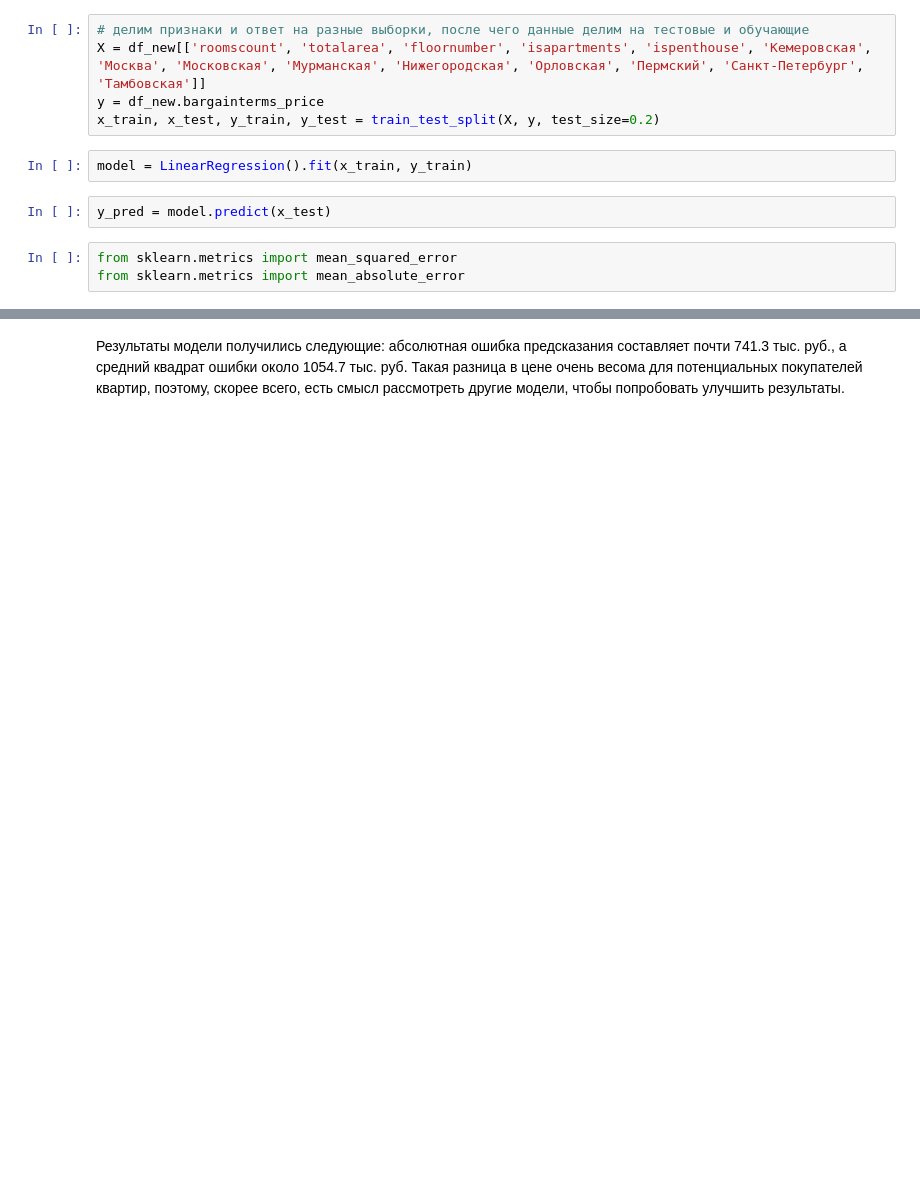
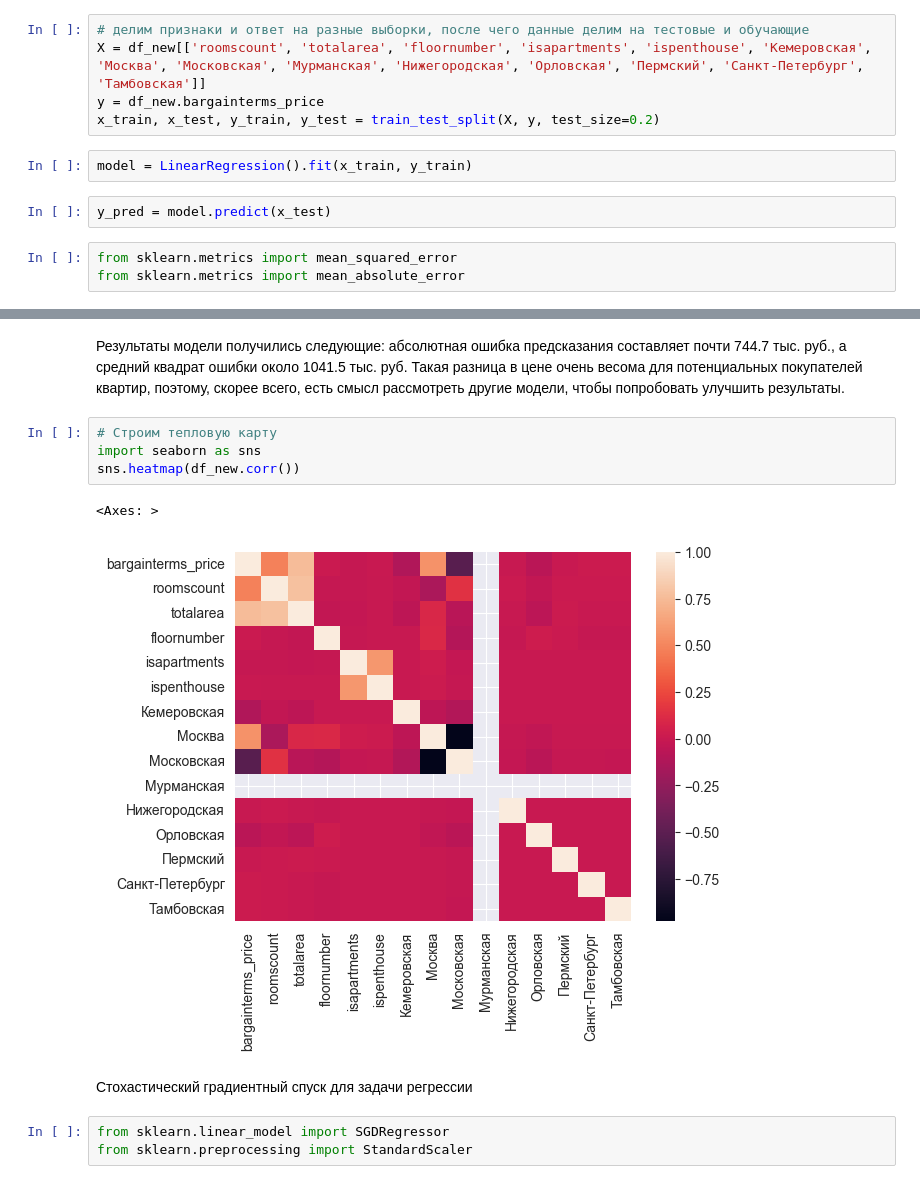
Before and after one commit to Demanoed/stepikML, a Jupyter notebook: Итоговый проект.ipynb, the cells around one changed output, grey strips where cells are left out. Cells and saved outputs as stored; diff of their text form; blank space fills up the shorter version.

Commit message:
Добаил дополнительный комментарий в начале, теполвую карту, а также новую модель регресси "Cтохастического градиентного спуска". Также добавил итоговый вывод.

```diff
--- a/Итоговый проект.ipynb
+++ b/Итоговый проект.ipynb
@@ -237,2 +244,14 @@ rmse: 1054.666, mae: 741.317
 # %% [markdown]
-Результаты модели получились следующие: абсолютная ошибка предсказания составляет почти 741.3 тыс. руб., а средний квадрат ошибки около 1054.7 тыс. руб. Такая разница в цене очень весома для потенциальных покупателей квартир, поэтому, скорее всего, есть смысл рассмотреть другие модели, чтобы попробовать улучшить результаты.
+Результаты модели получились следующие: абсолютная ошибка предсказания составляет почти 744.7 тыс. руб., а средний квадрат ошибки около 1041.5 тыс. руб. Такая разница в цене очень весома для потенциальных покупателей квартир, поэтому, скорее всего, есть смысл рассмотреть другие модели, чтобы попробовать улучшить результаты.
+# %%
+# Строим тепловую карту
+import seaborn as sns
+sns.heatmap(df_new.corr())
+# %% [output]
+<Axes: >
+[figure, added]
+# %% [markdown]
+ Cтохастический градиентный спуск для задачи регрессии
+# %%
+from sklearn.linear_model import SGDRegressor
+from sklearn.preprocessing import StandardScaler
```
Also changed, not shown: parts of 8 cells of this notebook.
